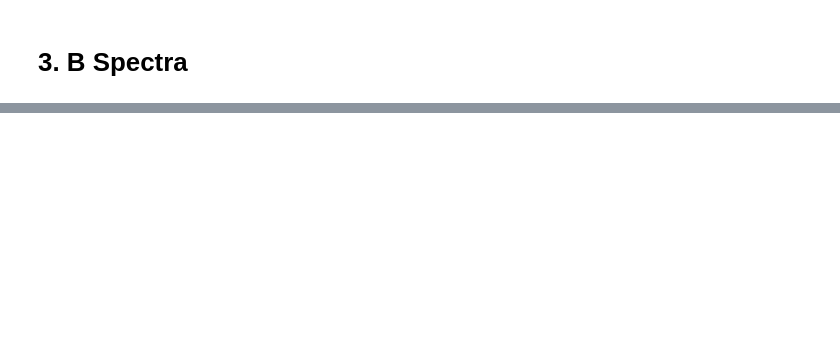
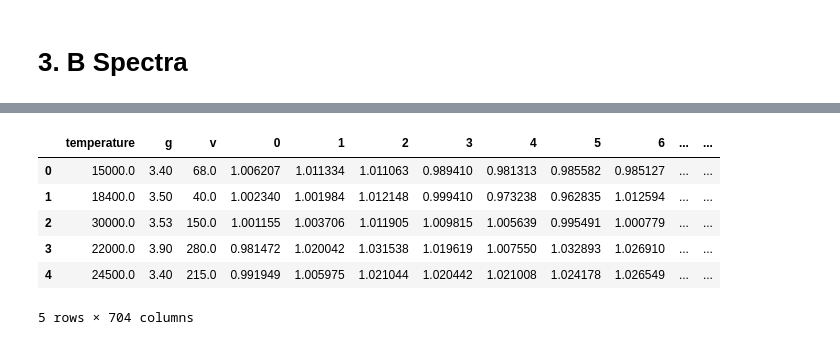
Before and after one commit to chum1ngo/StellarParametraPredictionDeepEnsemble, a Jupyter notebook: Resources/dataConversion.ipynb, the cells around one changed output, grey strips where cells are left out. Cells and saved outputs as stored; diff of their text form; code cells hidden in the pictures; blank space fills up the shorter version.

```diff
--- a/Resources/dataConversion.ipynb
+++ b/Resources/dataConversion.ipynb
@@ -140,0 +146,5 @@ plt.plot(x.iloc[0])
+# %%
+OdataPath = './Data/RealSpectra'
+os.chdir(path)
+os.chdir(OdataPath)
+spectraList = os.listdir()
@@ -140,0 +195,22 @@ plt.plot(x.iloc[0])
+# %%
+intensities_dict = {}
+intensities_dict['temperature'] = temperature
+intensities_dict['g'] = g
+intensities_dict['v'] = v
+
+intensities = np.array(intensities).T
+for i in range(num_points):
+	intensities_dict[i] = intensities[i]
+# %%
+import pandas as pd
+df = pd.DataFrame(intensities_dict)
+df.to_csv(path+'/Data/observed_spectral_lines.csv',index=False)
+df.head()
+# %% [output]
+|  | temperature | g | v | 0 | 1 | 2 | 3 | 4 | 5 | 6 | ... | ... |
+| 0 | 15000.0 | 3.40 | 68.0 | 1.006207 | 1.011334 | 1.011063 | 0.989410 | 0.981313 | 0.985582 | 0.985127 | ... | ... |
+| 1 | 18400.0 | 3.50 | 40.0 | 1.002340 | 1.001984 | 1.012148 | 0.999410 | 0.973238 | 0.962835 | 1.012594 | ... | ... |
+| 2 | 30000.0 | 3.53 | 150.0 | 1.001155 | 1.003706 | 1.011905 | 1.009815 | 1.005639 | 0.995491 | 1.000779 | ... | ... |
+| 3 | 22000.0 | 3.90 | 280.0 | 0.981472 | 1.020042 | 1.031538 | 1.019619 | 1.007550 | 1.032893 | 1.026910 | ... | ... |
+| 4 | 24500.0 | 3.40 | 215.0 | 0.991949 | 1.005975 | 1.021044 | 1.020442 | 1.021008 | 1.024178 | 1.026549 | ... | ... |
+5 rows × 704 columns
```
Also changed, not shown: parts of 11 cells of this notebook, 1 other file.
